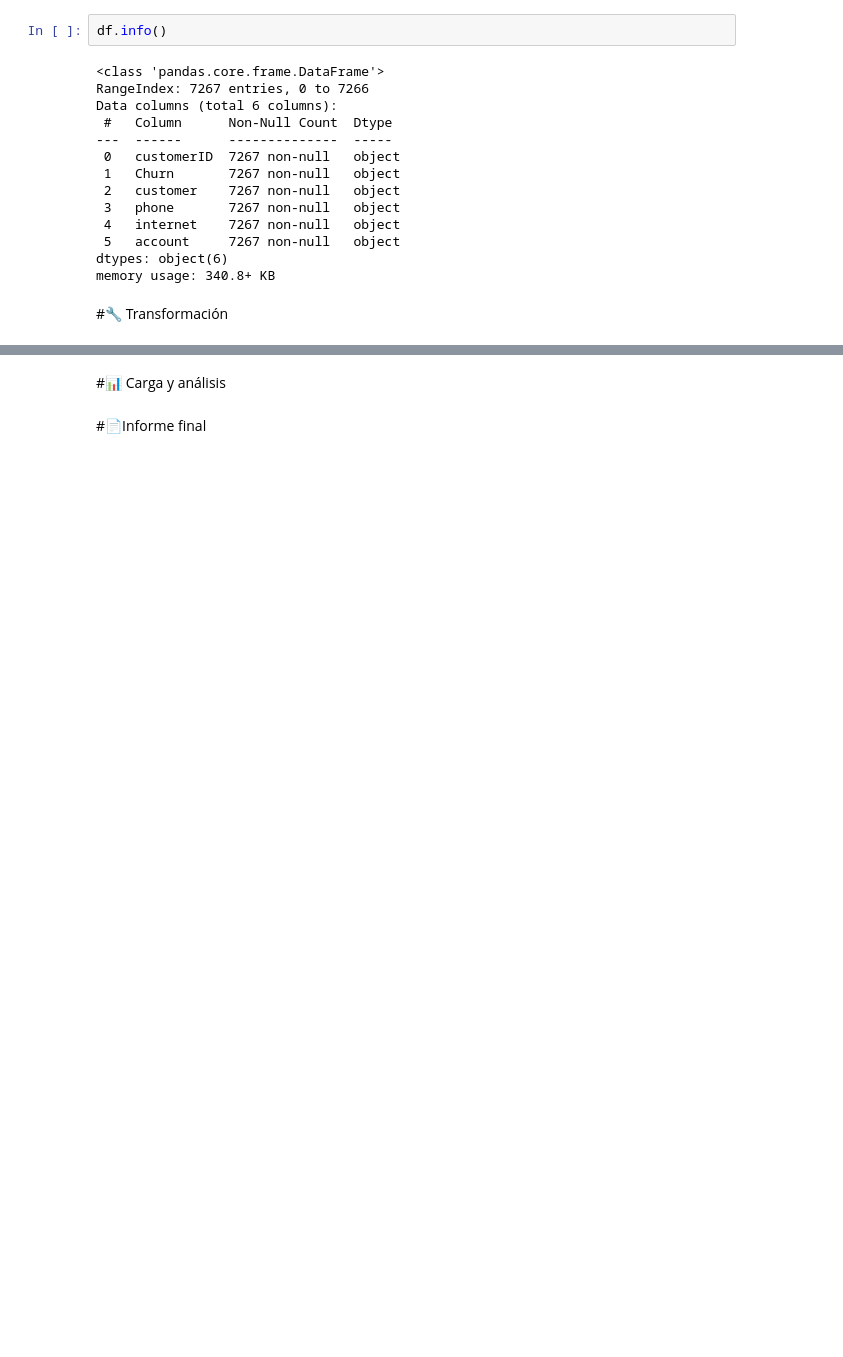
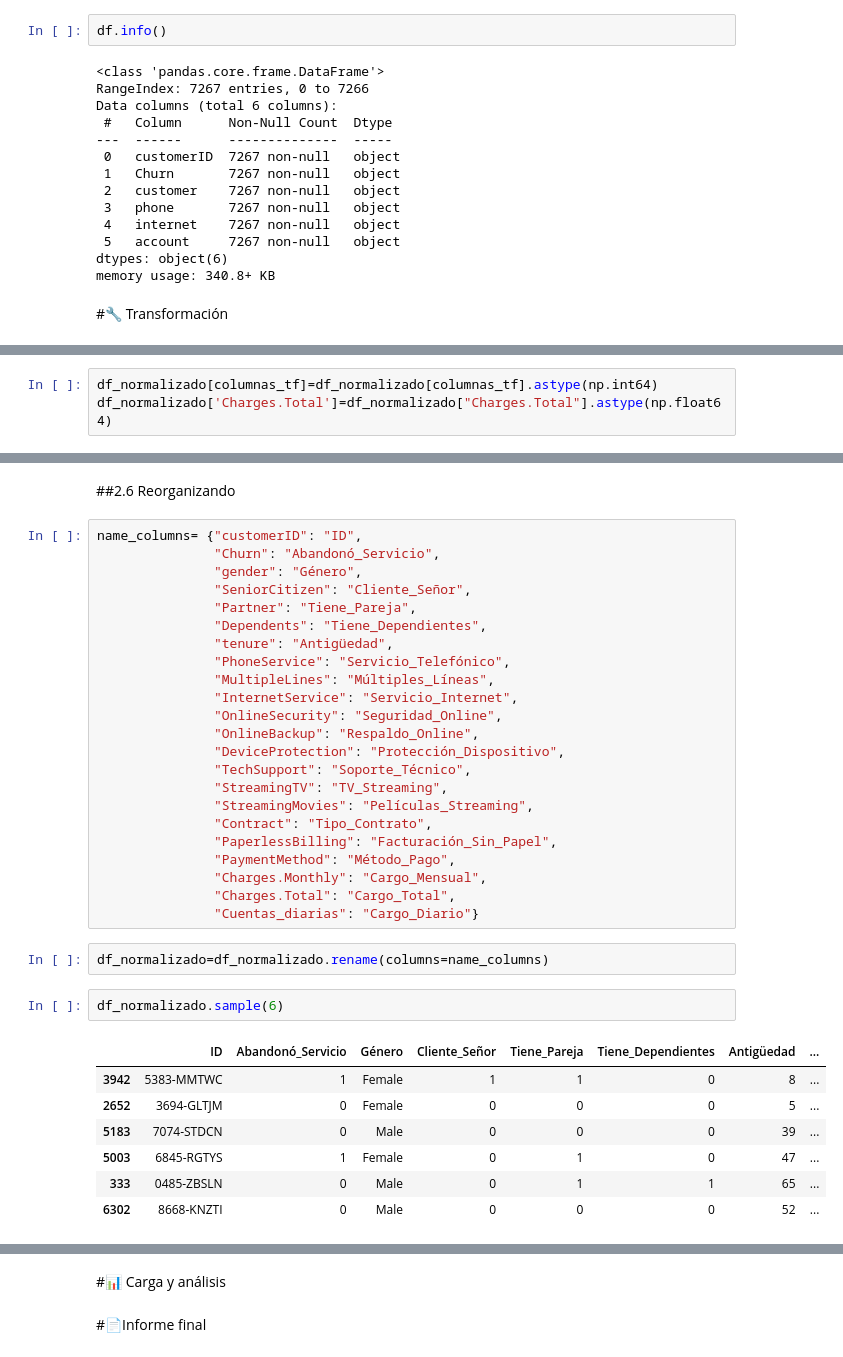
Before and after one commit to KonungurProFer/Proyecto_telecom_X, a Jupyter notebook: TelecomX_LATAM.ipynb, the cells around one changed output, grey strips where cells are left out. Saved outputs shown, nothing was run; the diff lists cells and outputs as text; blank space fills up the shorter version.

```diff
--- a/TelecomX_LATAM.ipynb
+++ b/TelecomX_LATAM.ipynb
@@ -68,0 +303,3 @@ memory usage: 340.8+ KB
+# %%
+df_normalizado[columnas_tf]=df_normalizado[columnas_tf].astype(np.int64)
+df_normalizado['Charges.Total']=df_normalizado["Charges.Total"].astype(np.float64)
@@ -68,0 +326,37 @@ memory usage: 340.8+ KB
+# %% [markdown]
+##2.6 Reorganizando
+# %%
+name_columns= {"customerID": "ID",
+               "Churn": "Abandonó_Servicio",
+               "gender": "Género",
+               "SeniorCitizen": "Cliente_Señor",
+               "Partner": "Tiene_Pareja",
+               "Dependents": "Tiene_Dependientes",
+               "tenure": "Antigüedad",
+               "PhoneService": "Servicio_Telefónico",
+               "MultipleLines": "Múltiples_Líneas",
+               "InternetService": "Servicio_Internet",
+               "OnlineSecurity": "Seguridad_Online",
+               "OnlineBackup": "Respaldo_Online",
+               "DeviceProtection": "Protección_Dispositivo",
+               "TechSupport": "Soporte_Técnico",
+               "StreamingTV": "TV_Streaming",
+               "StreamingMovies": "Películas_Streaming",
+               "Contract": "Tipo_Contrato",
+               "PaperlessBilling": "Facturación_Sin_Papel",
+               "PaymentMethod": "Método_Pago",
+               "Charges.Monthly": "Cargo_Mensual",
+               "Charges.Total": "Cargo_Total",
+               "Cuentas_diarias": "Cargo_Diario"}
+# %%
+df_normalizado=df_normalizado.rename(columns=name_columns)
+# %%
+df_normalizado.sample(6)
+# %% [output]
+|  | ID | Abandonó_Servicio | Género | Cliente_Señor | Tiene_Pareja | Tiene_Dependientes | Antigüedad | ... |
+| 3942 | 5383-MMTWC | 1 | Female | 1 | 1 | 0 | 8 | ... |
+| 2652 | 3694-GLTJM | 0 | Female | 0 | 0 | 0 | 5 | ... |
+| 5183 | 7074-STDCN | 0 | Male | 0 | 0 | 0 | 39 | ... |
+| 5003 | 6845-RGTYS | 1 | Female | 0 | 1 | 0 | 47 | ... |
+| 333 | 0485-ZBSLN | 0 | Male | 0 | 1 | 1 | 65 | ... |
+| 6302 | 8668-KNZTI | 0 | Male | 0 | 0 | 0 | 52 | ... |
```
Also changed, not shown: parts of 39 cells of this notebook.
